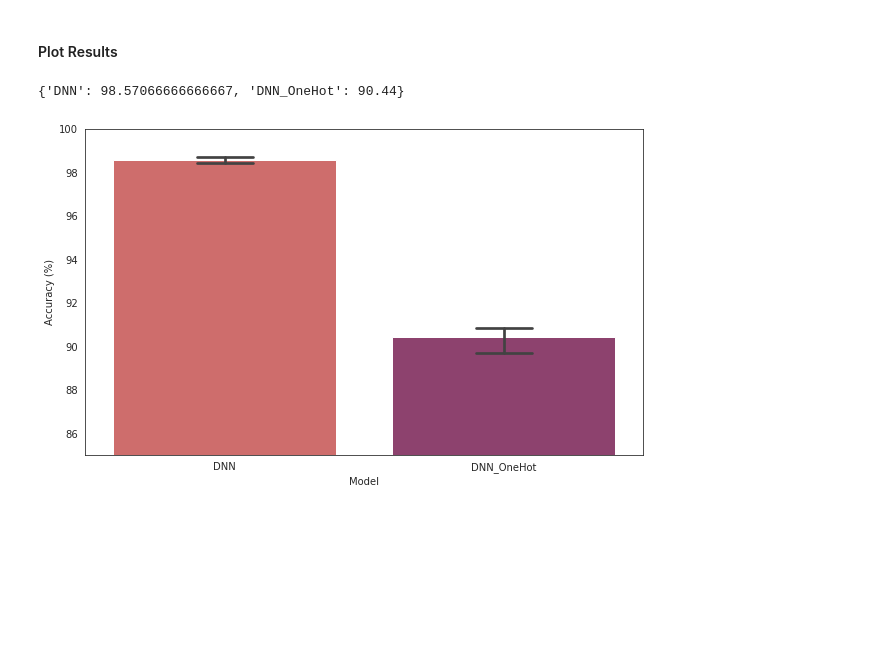
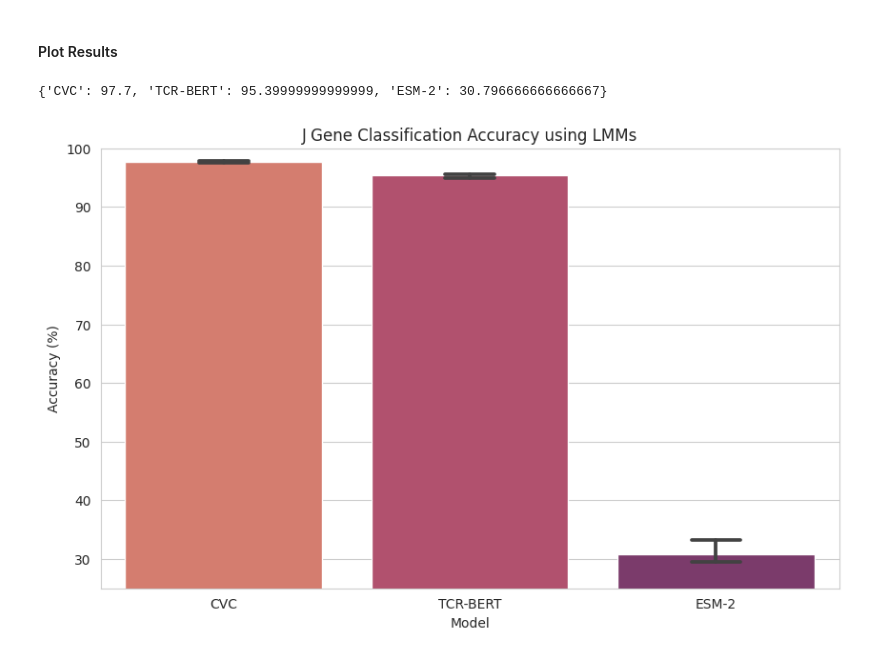
Before and after one commit to RomiGoldner/CVC, a Jupyter notebook: lab_notebooks/j_gene_classifier.ipynb, the cells around one changed output. Cells and saved outputs as stored; diff of their text form; code cells hidden in the pictures; blank space fills up the shorter version.

```diff
--- a/lab_notebooks/j_gene_classifier.ipynb
+++ b/lab_notebooks/j_gene_classifier.ipynb
@@ -626,33 +594,46 @@ torch.save({
 # %% [markdown]
 #### Plot Results
 # %%
-dnn_dic_1 = {'DNN': [98.7, 98.6, 98.412],
-             'DNN_OneHot': [89.7, 90.8,90.82]}
+# dnn_dic_1 = {'DNN': [98.7, 98.6, 98.412],
+#              'DNN_OneHot': [89.7, 90.8,90.82]}
 
-
+llm_dic_1 = {'CVC': [97.6, 97.7, 97.8],
+             'TCR-BERT': [95.6, 95, 95.6],
+             'ESM-2': [29.6, 33.3, 29.49]}
+dnn_dic_1 = llm_dic_1
 # calculate mean accuracy for each model
 res_dnn_avg = {key: np.mean(value) for key, value in dnn_dic_1.items()}
 res_dnn_avg
 # %% [output]
-{'DNN': 98.57066666666667, 'DNN_OneHot': 90.44}
+{'CVC': 97.7, 'TCR-BERT': 95.39999999999999, 'ESM-2': 30.796666666666667}
 # %%
 # dictionary
-dnn_dic = {'model' : ['DNN', 'DNN', 'DNN',
-                      'DNN_OneHot', 'DNN_OneHot', 'DNN_OneHot'],
-           'accuracy': [98.7, 98.6, 98.412,89.7, 90.8,  90.82]}
+# dnn_dic = {'model' : ['DNN', 'DNN', 'DNN',
+#                       'DNN_OneHot', 'DNN_OneHot', 'DNN_OneHot'],
+#            'accuracy': [98.7, 98.6, 98.412, 89.7, 90.8,  90.82]}
 
+llm_dic = {'model' : ['CVC', 'CVC', 'CVC',
+                      'TCR-BERT', 'TCR-BERT', 'TCR-BERT',
+                      'ESM-2', 'ESM-2', 'ESM-2'],
+           'accuracy': [97.6, 97.7, 97.8, 95.6, 95, 95.6, 29.6, 33.3, 29.49]}
+
+dnn_dic = llm_dic
 # barplot of accuracy with error bars
 df = pd.DataFrame(dnn_dic)
 df = df.sort_values(by='accuracy', ascending=False)
 df = df.reset_index(drop=True)
-df
+
 # plot
 fig, ax = plt.subplots(figsize=(10,6))
 sns.barplot(x='model', y='accuracy', data=df, ax=ax, palette="flare",capsize=.2)
-# ax.set_title('Accuracy of different classification models')
+ax.set_title('J Gene Classification Accuracy using LMMs')
 ax.set_ylabel('Accuracy (%)')
 ax.set_xlabel('Model')
-ax.set_ylim(85, 100)
+ax.set_ylim(25, 100)
+
+fig_path = os.path.join('plots/benchmarking', 'llm_onehot_j_gene_acc.svg')
+plt.savefig(fig_path, bbox_inches='tight', dpi=1200)
+
 plt.show()
 # %% [output]
-[figure, old version]
+[figure, new version]
```
Also changed, not shown: parts of 30 cells of this notebook, 31 other files.
